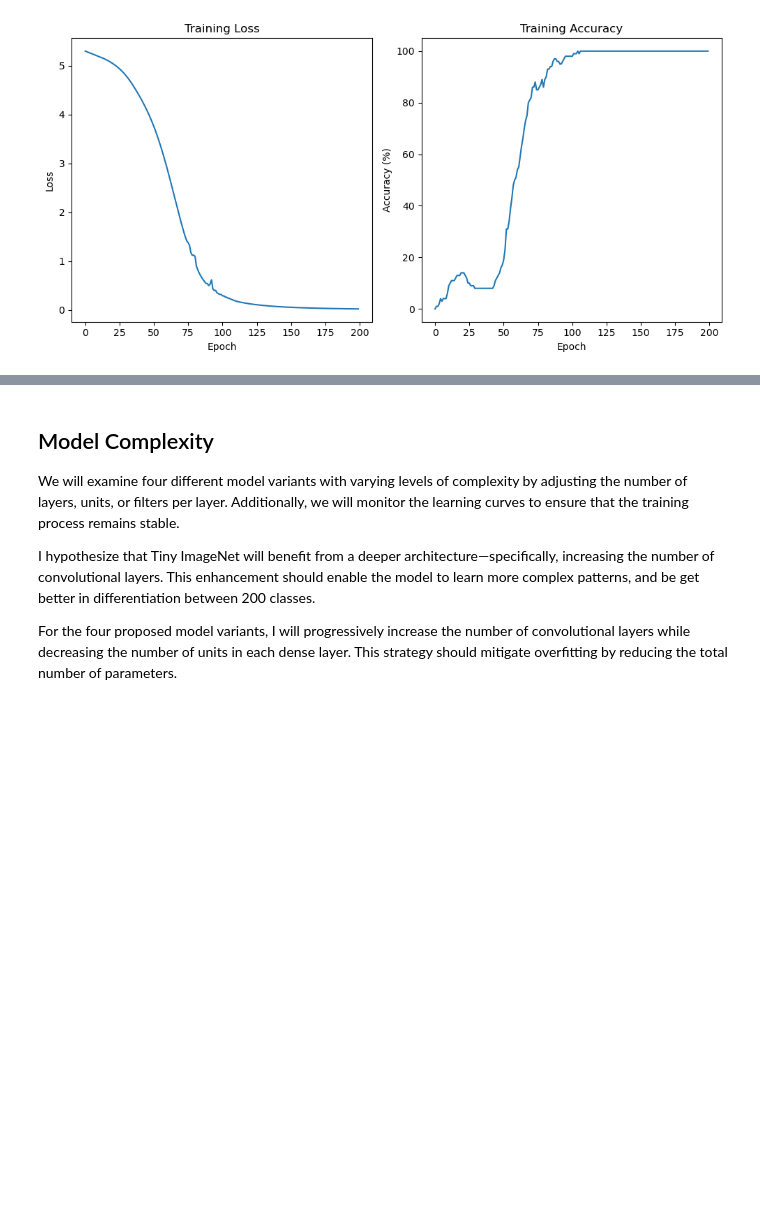
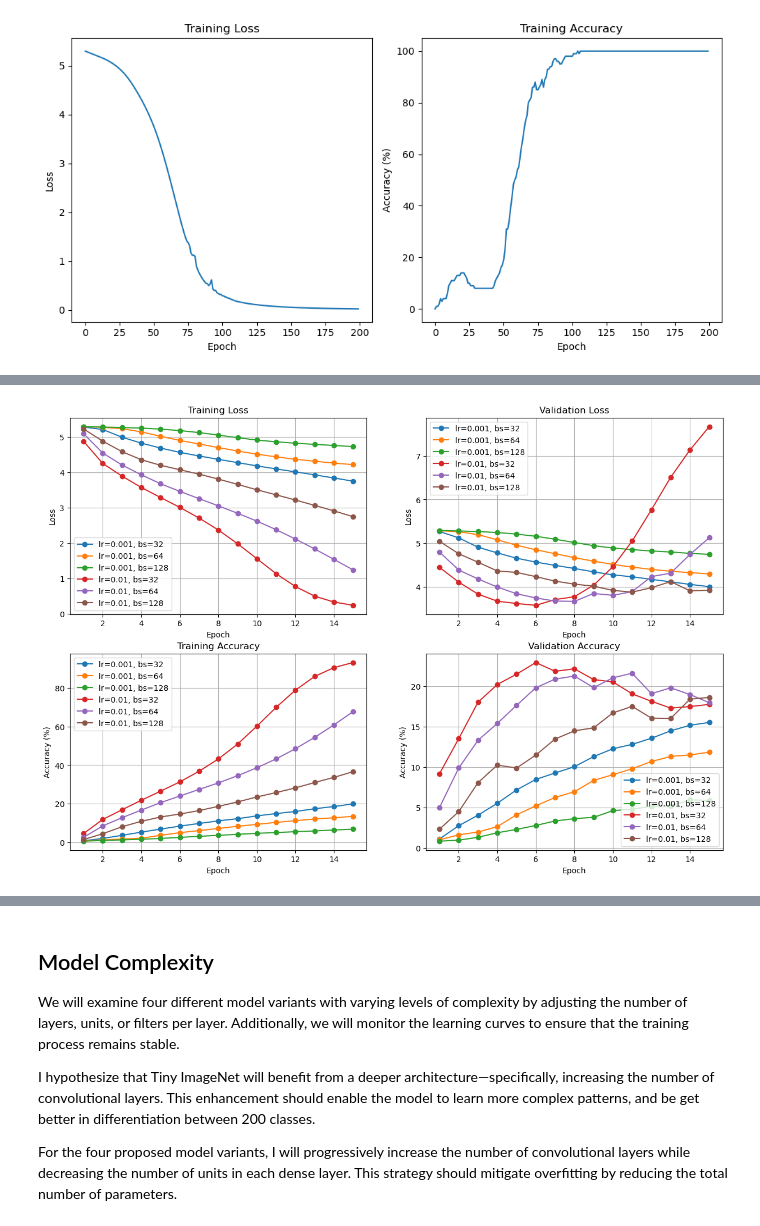
Before and after one commit to hariveliki/deep-learning, a Jupyter notebook: mc1new.ipynb, the cells around one changed output, grey strips where cells are left out. Saved outputs shown, nothing was run; the diff lists cells and outputs as text; code cells hidden in the pictures; blank space fills up the shorter version.

```diff
--- a/mc1new.ipynb
+++ b/mc1new.ipynb
@@ -411,0 +310,9 @@ For the right learning rate and batch size, there are two candidates which show
+# %%
+with open("results/lr_bs_results.json", "r") as f:
+    lr_bs_results = json.load(f)
+remove = ["lr=0.05, bs=128", "lr=0.05, bs=64", "lr=0.05, bs=32"]
+for key in remove:
+    lr_bs_results.pop(key)
+plot_lr_bs_results(lr_bs_results)
+# %% [output]
+[figure, added]
```
Also changed, not shown: parts of 44 cells of this notebook, 6 other files.
